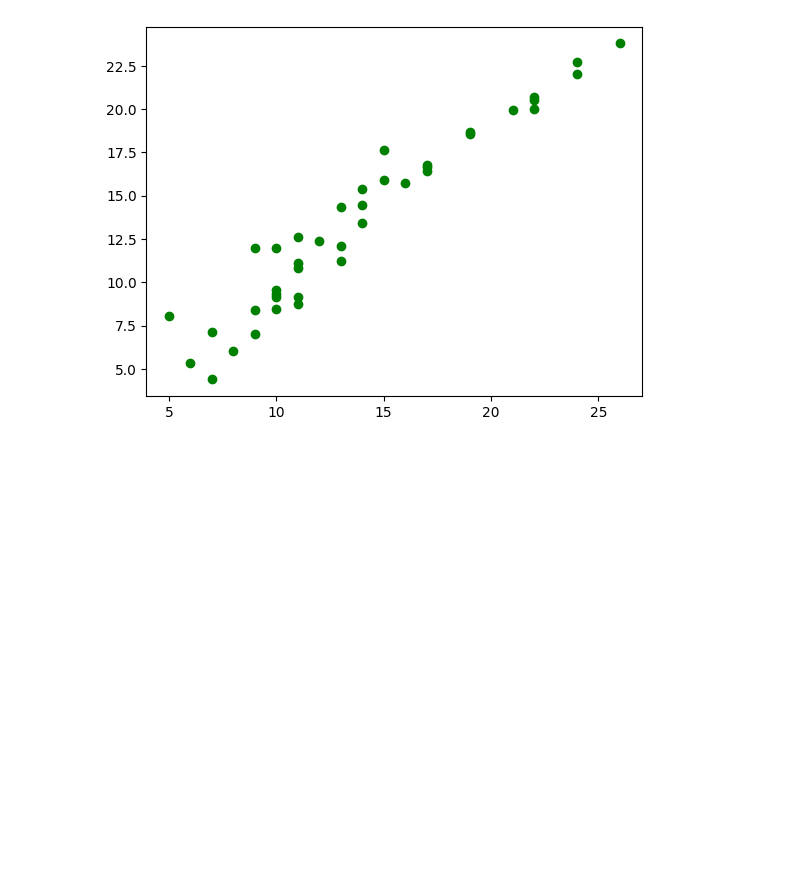
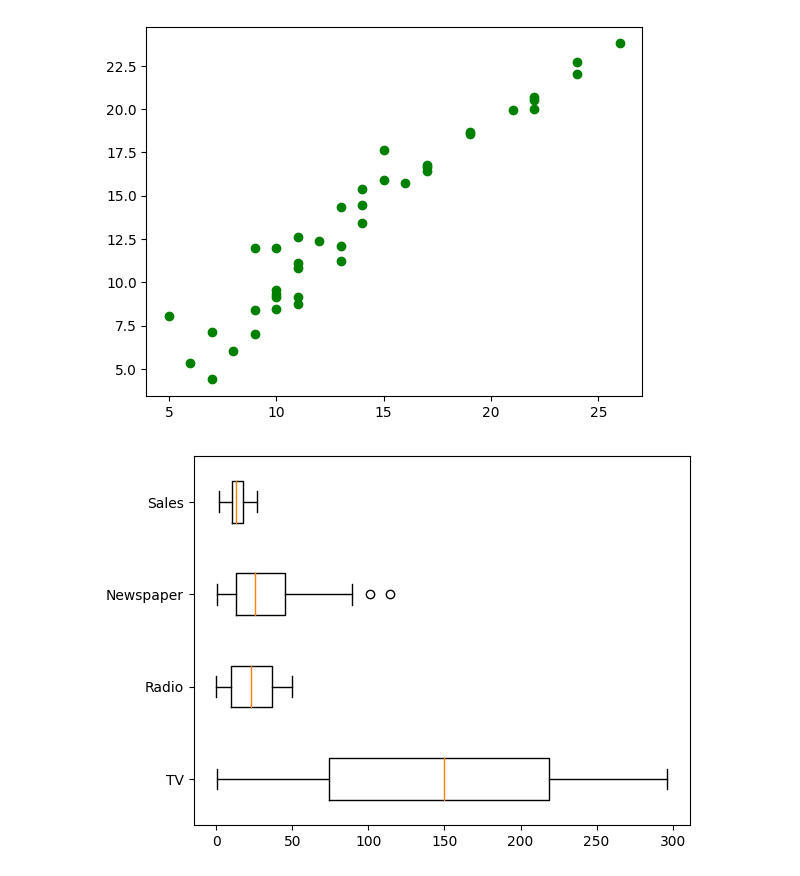
Before and after one commit to suyash-02/OIBSIP, a Jupyter notebook: SalesPrediction.ipynb, the cells around one changed output. Cells and saved outputs as stored; diff of their text form; code cells hidden in the pictures; blank space fills up the shorter version.

```diff
--- a/SalesPrediction.ipynb
+++ b/SalesPrediction.ipynb
@@ -219,3 +225,8 @@ plt.scatter(y_test,y_pred,c='g')
 # %% [output]
 <matplotlib.collections.PathCollection at 0x...>
 [figure]
+# %%
+plt.boxplot(df,vert=False,data = df,labels=df.columns)
+plt.show()
+# %% [output]
+[figure, added]
```
Also changed, not shown: parts of 4 cells of this notebook.
